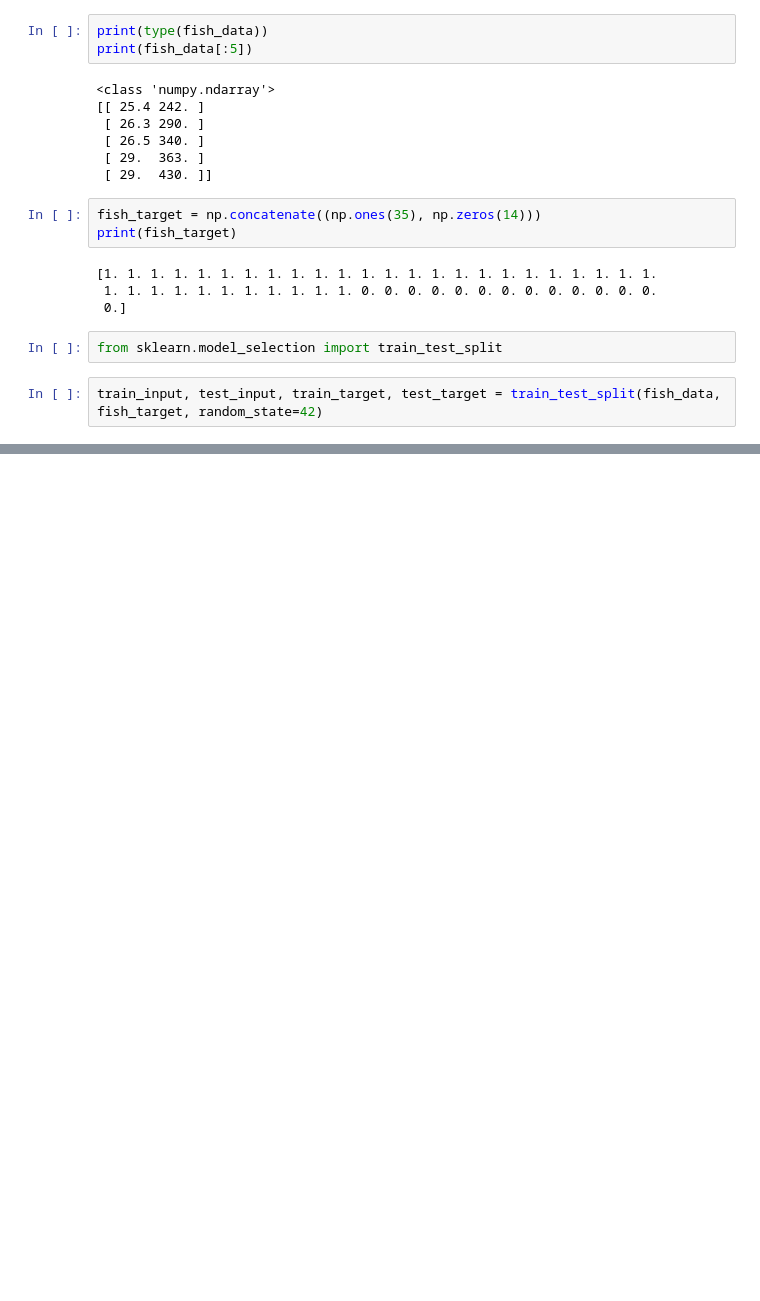
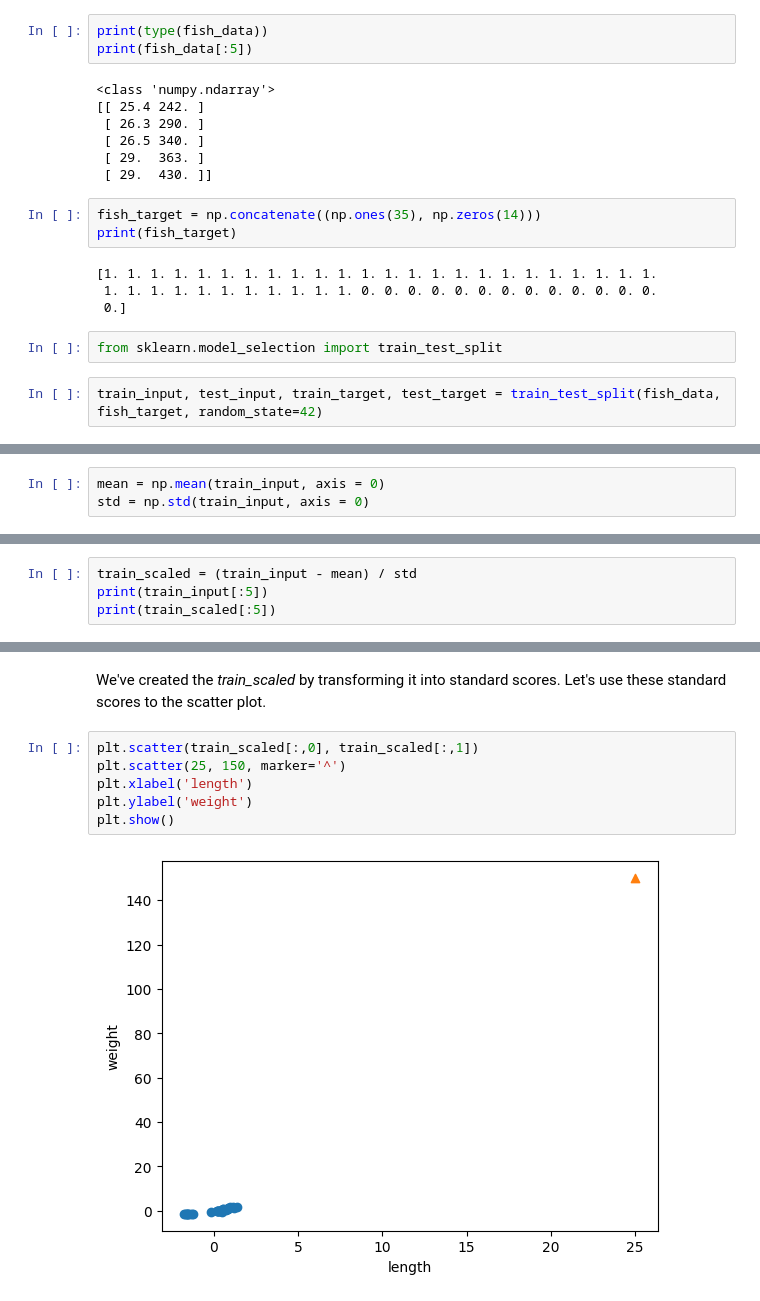
Before and after one commit to MINJILEE-PURDUE/machinelearning, a Jupyter notebook: chapter2_2.ipynb, the cells around one changed output, grey strips where cells are left out. Saved outputs shown, nothing was run; the diff lists cells and outputs as text; blank space fills up the shorter version.

```diff
--- a/chapter2_2.ipynb
+++ b/chapter2_2.ipynb
@@ -61,0 +145,3 @@ Drive already mounted at /content/drive; to attempt to forcibly remount, call dr
+# %%
+mean = np.mean(train_input, axis = 0)
+std = np.std(train_input, axis = 0)
@@ -61,0 +152,4 @@ Drive already mounted at /content/drive; to attempt to forcibly remount, call dr
+# %%
+train_scaled = (train_input - mean) / std
+print(train_input[:5])
+print(train_scaled[:5])
@@ -61,0 +167,10 @@ Drive already mounted at /content/drive; to attempt to forcibly remount, call dr
+# %% [markdown]
+We've created the *train_scaled* by transforming it into standard scores. Let's use these standard scores to the scatter plot.
+# %%
+plt.scatter(train_scaled[:,0], train_scaled[:,1])
+plt.scatter(25, 150, marker='^')
+plt.xlabel('length')
+plt.ylabel('weight')
+plt.show()
+# %% [output]
+[figure, added]
```
Also changed, not shown: parts of 29 cells of this notebook.
